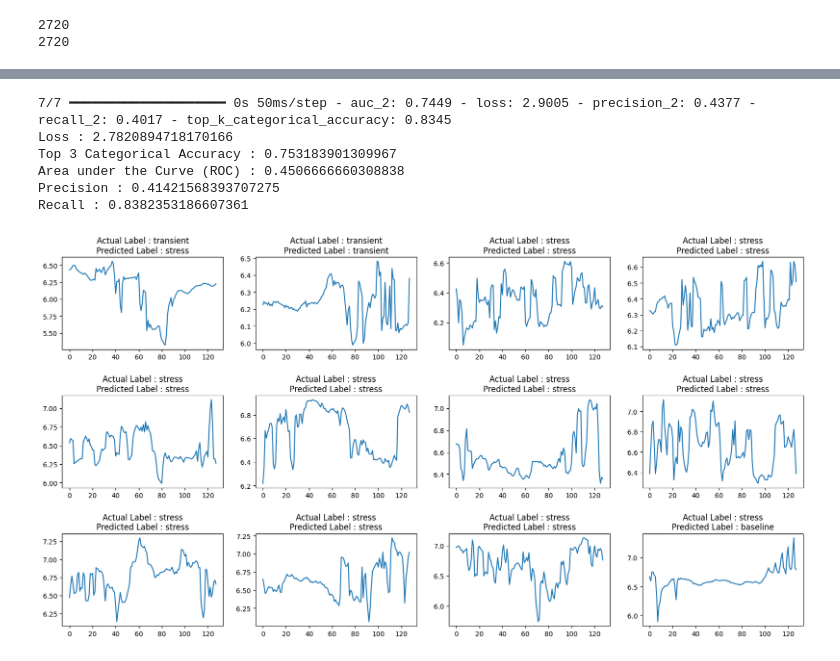
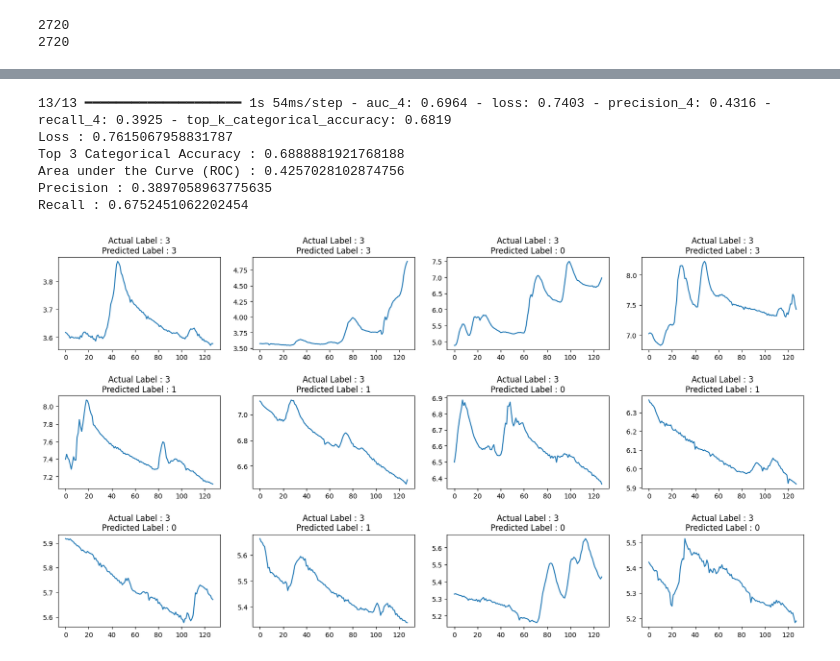
Before and after one commit to markgoertz/Convolutional-Neural-Network-on-Electrodermal-Activity-for-Stress-Assessment, a Jupyter notebook: code/eda_signal_classification.ipynb, the cells around one changed output, grey strips where cells are left out. Drawn from its saved outputs; the diff is of its cells as text; code cells hidden in the pictures.

```diff
--- a/code/eda_signal_classification.ipynb
+++ b/code/eda_signal_classification.ipynb
@@ -266,7 +290,7 @@ Before replacing labels
 Number of unique labels before replacement: 5
 # %%
 
-dataset.replace(
+sequences_df.replace(
     {
         "downsampled_labels": {
             0: "transient",
@@ -314,14 +338,25 @@ We perform a simple Min-Max scaling to bring the value-range between 0 and 1. We
 # %%
 # Scale the 'w_eda' feature
 scaler = preprocessing.MinMaxScaler()
-series_list = [
+eda_series_list = [
     scaler.fit_transform(np.asarray(i).reshape(-1, 1)) for i in sequences_df["w_eda"]
 ]
 
+# temp_series_list = [
+#     scaler.fit_transform(np.asarray(i).reshape(-1, 1)) for i in sequences_df["w_temp"]
+# ]
+
+
+# # Combine EDA and temperature series
+# combined_series_list = [
+#     np.concatenate((eda_series, temp_series), axis=1)
+#     for eda_series, temp_series in zip(eda_series_list, temp_series_list)
+# ]
 # Separate the labels
 labels_list = [i for i in sequences_df['downsampled_label']]
 
-print(len(series_list))
+# print(len(combined_series_list))
+print(len(eda_series_list))
 print(len(labels_list))
 # %% [output]
 2720
@@ -329,21 +364,24 @@ print(len(labels_list))
 # %%
 from tensorflow.keras.preprocessing.sequence import pad_sequences
 
+# Combine EDA and temperature series
+
+
 # Padding sequences to ensure uniform length
 max_sequence_length = 128  # Choose the desired maximum sequence length
-padded_series_list = pad_sequences(series_list, maxlen=max_sequence_length, dtype='float32', padding='post', truncating='post')
+padded_series_list = pad_sequences(eda_series_list, maxlen=max_sequence_length, dtype='float32', padding='post', truncating='post')
 
 # Splitting data into training and testing sets
 x_train, x_test, y_train, y_test = model_selection.train_test_split(
-    padded_series_list, labels_list, test_size=0.15, random_state=42, shuffle=True
+    padded_series_list, labels_list, test_size=0.30, random_state=42, shuffle=True
 )
 
 # Convert to numpy arrays and reshape for compatibility with Keras
-x_train = np.asarray(x_train).astype(np.float32).reshape(-1, max_sequence_length, 1)
+x_train = np.asarray(x_train).astype(np.float32).reshape(-1, max_sequence_length, 1)  # Assuming 2 features (EDA and TEMP)
 y_train = np.asarray(y_train).astype(np.float32).reshape(-1, 1)
 y_train = keras.utils.to_categorical(y_train)
 
-x_test = np.asarray(x_test).astype(np.float32).reshape(-1, max_sequence_length, 1)
+x_test = np.asarray(x_test).astype(np.float32).reshape(-1, max_sequence_length, 1)  # Assuming 2 features (EDA and TEMP)
 y_test = np.asarray(y_test).astype(np.float32).reshape(-1, 1)
 y_test = keras.utils.to_categorical(y_test)
 
@@ -488,5 +532,5 @@ Model: "functional_5"
 # %%
-epochs = 60
+epochs = 15
 
 callbacks = [
     keras.callbacks.ModelCheckpoint(
@@ -552,46 +595,38 @@ print(f"Area under the Curve (ROC) : {auc}")
 print(f"Precision : {precision}")
 print(f"Recall : {recall}")
 
 
 def view_evaluated_eeg_plots(model):
     start_index = random.randint(10, len(sequences_df))
     end_index = start_index + 11
     data = sequences_df.loc[start_index:end_index, 'w_eda']
     data_array = [scaler.fit_transform(np.asarray(i).reshape(-1, 1)) for i in data]
     data_array = [np.asarray(data_array).astype(np.float32).reshape(-1, 128, 1)]
     original_labels = sequences_df.loc[start_index:end_index, 'downsampled_label']
     predicted_labels = np.argmax(model.predict(data_array, verbose=0), axis=1)
-    original_labels = [
-        le.inverse_transform(np.array(label).reshape(-1))[0]
-        for label in original_labels
-    ]
-    predicted_labels = [
-        le.inverse_transform(np.array(label).reshape(-1))[0]
-        for label in predicted_labels
-    ]
+
     total_plots = 12
     cols = total_plots // 3
     rows = total_plots // cols
     if total_plots % cols != 0:
         rows += 1
     pos = range(1, total_plots + 1)
     fig = plt.figure(figsize=(20, 10))
     for i, (plot_data, og_label, pred_label) in enumerate(
         zip(data, original_labels, predicted_labels)
     ):
         plt.subplot(rows, cols, pos[i])
         plt.plot(plot_data)
         plt.title(f"Actual Label : {og_label}\nPredicted Label : {pred_label}")
         fig.subplots_adjust(hspace=0.5)
     plt.show()
 
-
 view_evaluated_eeg_plots(conv_model)
 # %% [output]
-7/7 ━━━━━━━━━━━━━━━━━━━━ 0s 50ms/step - auc_2: 0.7449 - loss: 2.9005 - precision_2: 0.4377 - recall_2: 0.4017 - top_k_categorical_accuracy: 0.8345
-Loss : 2.7820894718170166
-Top 3 Categorical Accuracy : 0.753183901309967
-Area under the Curve (ROC) : 0.4506666660308838
-Precision : 0.41421568393707275
-Recall : 0.8382353186607361
+13/13 ━━━━━━━━━━━━━━━━━━━━ 1s 54ms/step - auc_4: 0.6964 - loss: 0.7403 - precision_4: 0.4316 - recall_4: 0.3925 - top_k_categorical_accuracy: 0.6819
+Loss : 0.7615067958831787
+Top 3 Categorical Accuracy : 0.6888881921768188
+Area under the Curve (ROC) : 0.4257028102874756
+Precision : 0.3897058963775635
+Recall : 0.6752451062202454
-[figure, old version]
+[figure, new version]
```
Also changed, not shown: parts of 12 cells of this notebook, 4 other files.
